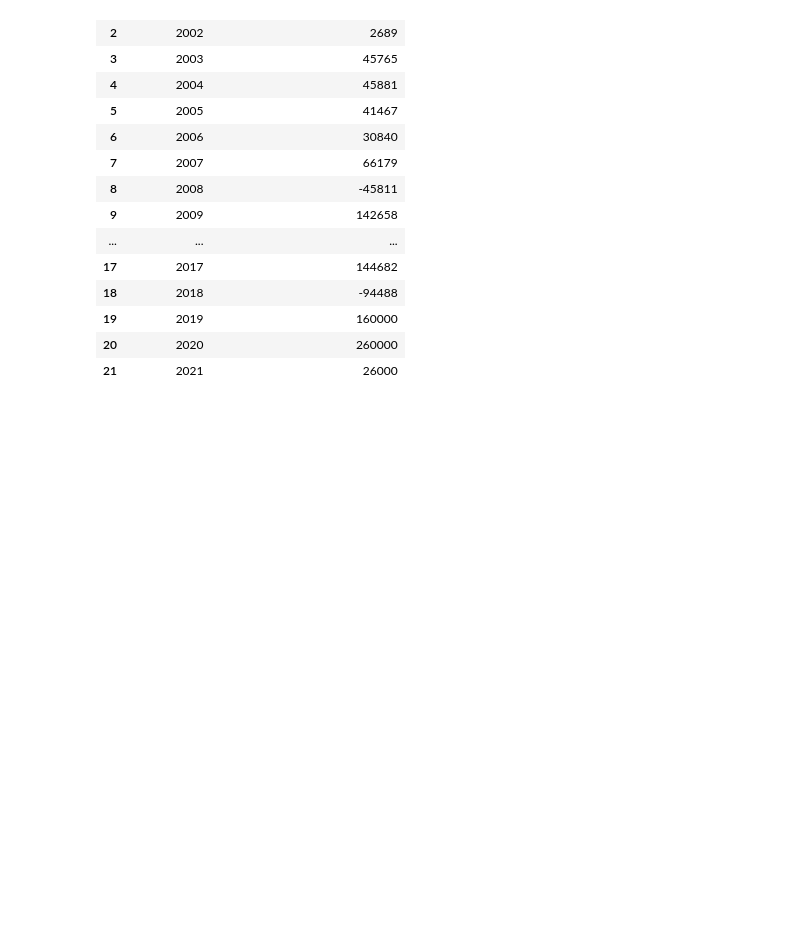
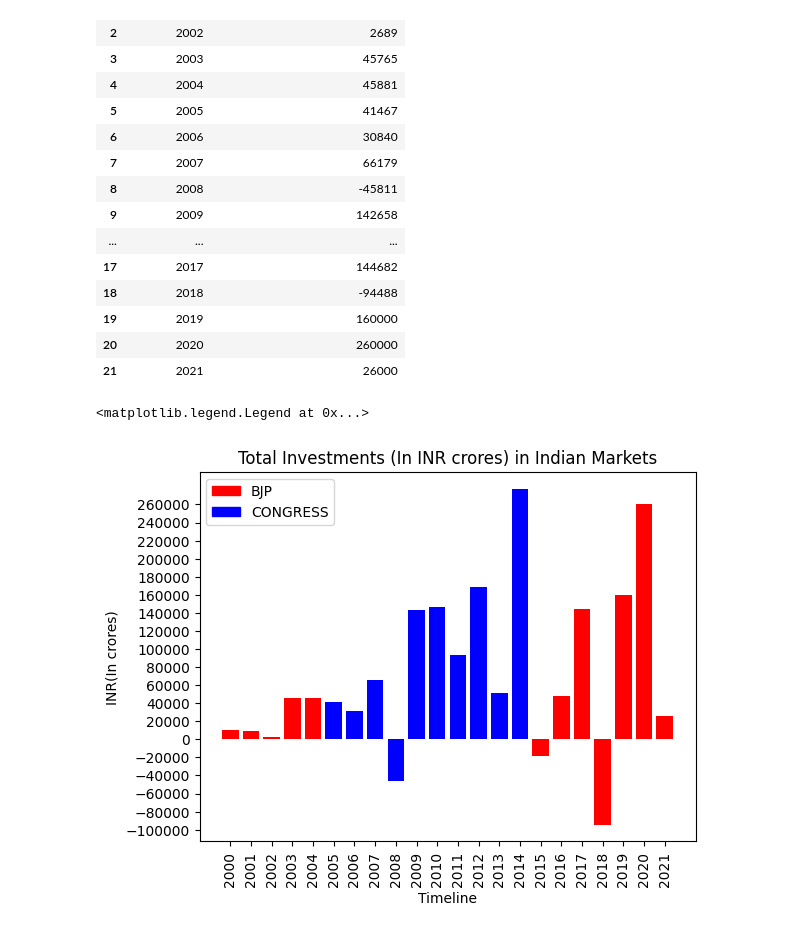
Before and after one commit to dipanshuhappy/probability-hackathon, a Jupyter notebook: economy sector/foreign_investment.ipynb, the cells around one changed output. Saved outputs shown, nothing was run; the diff lists cells and outputs as text; code cells hidden in the pictures; blank space fills up the shorter version.

Commit message:
foreign investment change

```diff
--- a/economy sector/foreign_investment.ipynb
+++ b/economy sector/foreign_investment.ipynb
@@ -26,21 +26,26 @@ investment_df
 # %%
 import matplotlib.pyplot as plt
 YEARS = investment_df["Financial Year"]
 VALUES=  investment_df["Total Investments (In INR crores) into equity,debt,hybrid"]
 COLORS=[]
 for year in YEARS:
     for tenure in PARTIES_TENTURE:
         year=int(year)
         if(year>=YEARS[tenure[0]] and year<=YEARS[tenure[1]-1]):
             if(tenure[2]=='B'):
                 COLORS.append("red")
             else:
                 COLORS.append("blue")
 plt.bar(YEARS, VALUES,color=COLORS)
-plt.title("USD to INR YEAR WISE DATA")
+plt.title("Total Investments (In INR crores) in Indian Markets")
 plt.xlabel("Timeline")
-plt.ylabel("USD/INR")
+plt.ylabel("INR(In crores)")
+plt.yticks(range(-100000,280000,20000))
+plt.xticks(range(2000,2022),rotation=90)
 colors = {'BJP':'red', 'CONGRESS':'blue'}
 labels = list(colors.keys())
 handles = [plt.Rectangle((0,0),1,1, color=colors[label]) for label in labels]
 plt.legend(handles, labels)
+# %% [output]
+<matplotlib.legend.Legend at 0x...>
+[figure, added]
```
